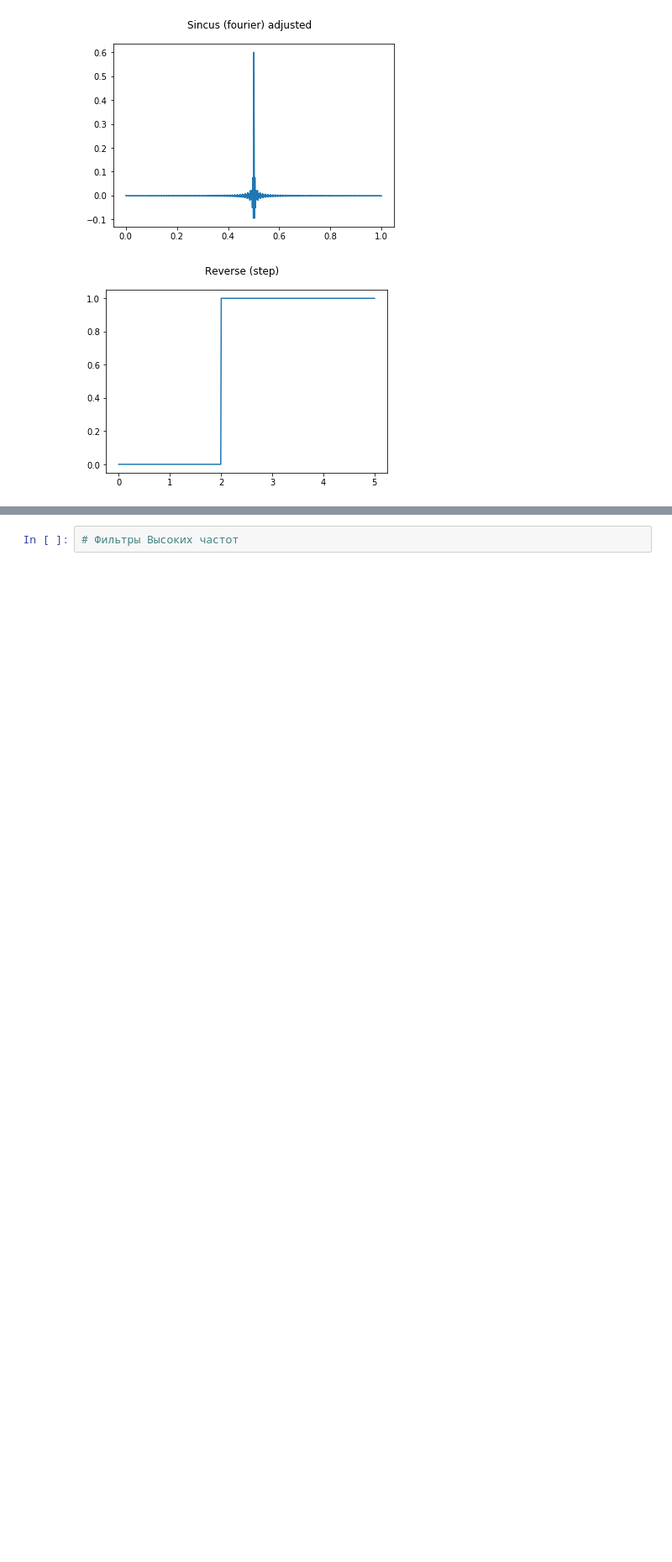
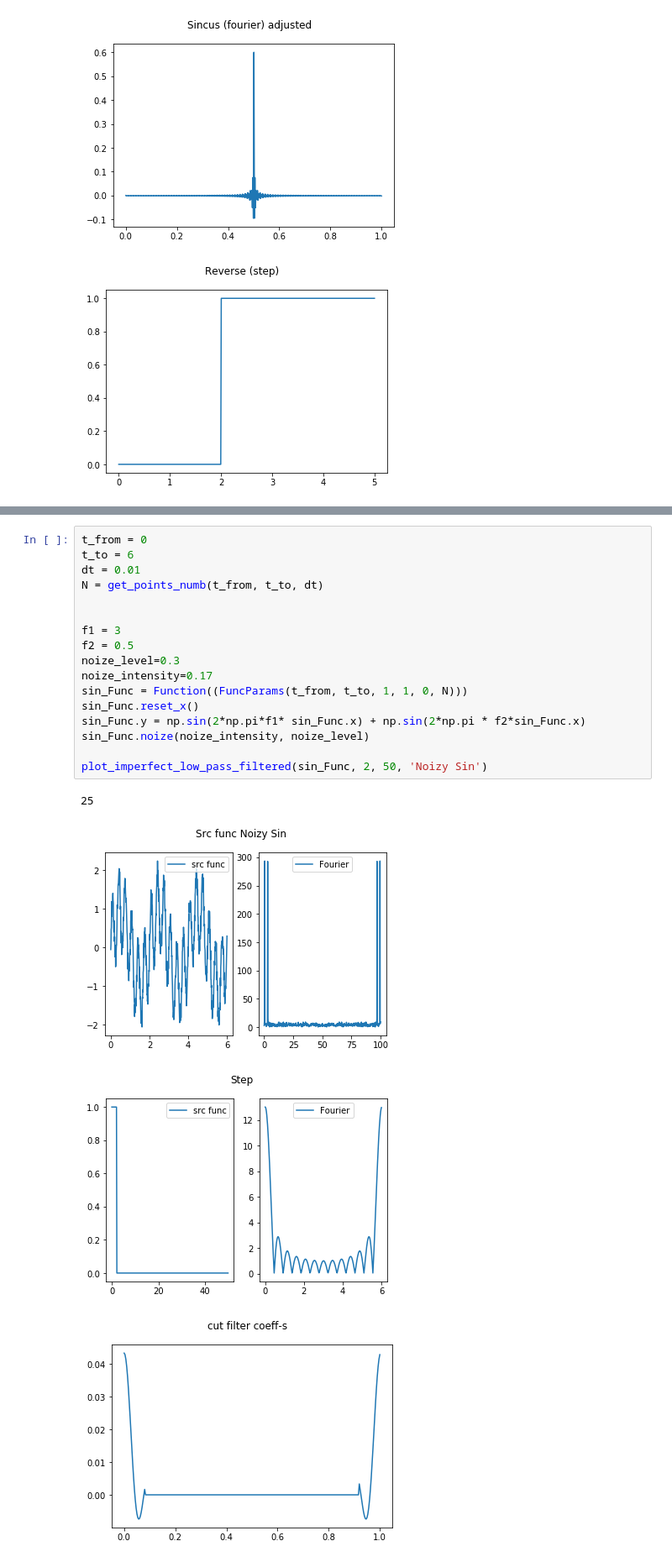
Before and after one commit to PashaIanko/Python, a Jupyter notebook: High Pass Filter/High Pass Filter new try.ipynb, the cells around one changed output, grey strips where cells are left out. Shown at 84% size. Drawn from its saved outputs; the diff is of its cells as text; blank space fills up the shorter version.

Commit message:
High pass perfect and imperfect works

```diff
--- a/High Pass Filter/High Pass Filter new try.ipynb
+++ b/High Pass Filter/High Pass Filter new try.ipynb
@@ -418,2 +456,22 @@ plot_imperfect_filtered(sin_Func, 2, 40, 'Noizy Sin')
-# %%
-# Фильтры Высоких частот
+# %%
+t_from = 0
+t_to = 6
+dt = 0.01
+N = get_points_numb(t_from, t_to, dt)
+
+
+f1 = 3
+f2 = 0.5
+noize_level=0.3
+noize_intensity=0.17
+sin_Func = Function((FuncParams(t_from, t_to, 1, 1, 0, N)))
+sin_Func.reset_x()
+sin_Func.y = np.sin(2*np.pi*f1* sin_Func.x) + np.sin(2*np.pi * f2*sin_Func.x)
+sin_Func.noize(noize_intensity, noize_level)
+
+plot_imperfect_low_pass_filtered(sin_Func, 2, 50, 'Noizy Sin')
+# %% [output]
+25
+[figure, added]
+[figure, added]
+[figure, added]
```
Also changed, not shown: parts of 10 cells of this notebook.
